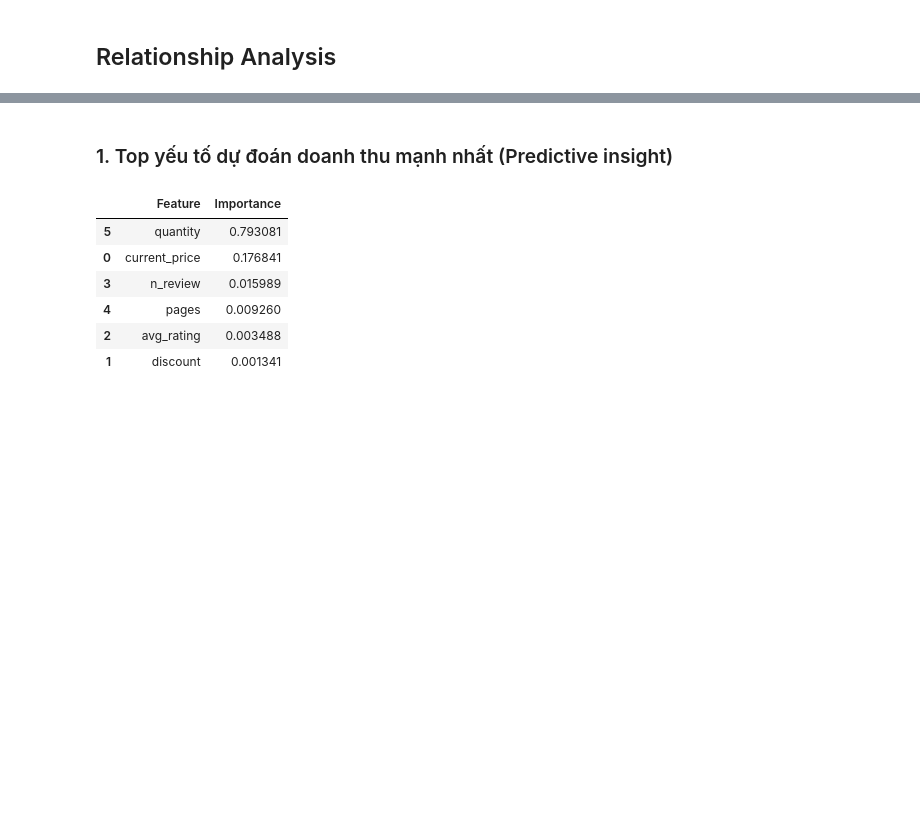
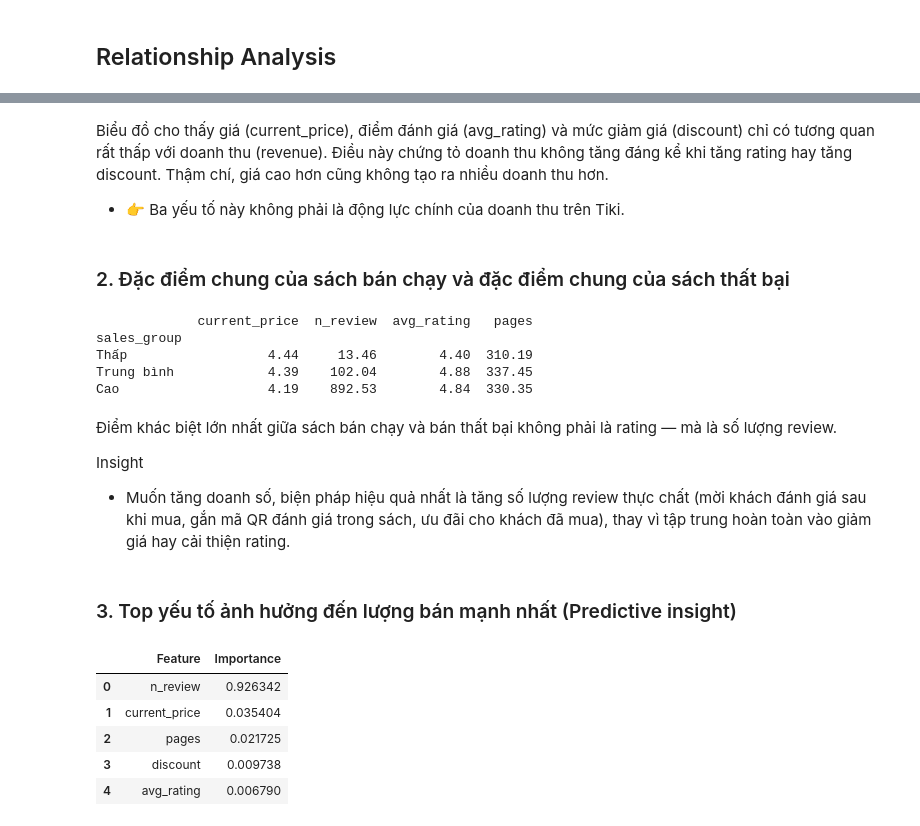
Before and after one commit to chgiabao04/cn-da22tta-chaugiabao-bookdata-machinelearning, a Jupyter notebook: src/eda.ipynb, the cells around one changed output, grey strips where cells are left out. Drawn from its saved outputs; the diff is of its cells as text; code cells hidden in the pictures; blank space fills up the shorter version.

```diff
--- a/src/eda.ipynb
+++ b/src/eda.ipynb
@@ -635,29 +659,64 @@ Giảm giá khoảng 25–40% là mức tối ưu để tối đa hóa doanh thu
+# %% [markdown]
+Biểu đồ cho thấy giá (current_price), điểm đánh giá (avg_rating) và mức giảm giá (discount) chỉ có tương quan rất thấp với doanh thu (revenue). Điều này chứng tỏ doanh thu không tăng đáng kể khi tăng rating hay tăng discount. Thậm chí, giá cao hơn cũng không tạo ra nhiều doanh thu hơn.
+- 👉 Ba yếu tố này không phải là động lực chính của doanh thu trên Tiki.
+# %% [markdown]
+### 2. Đặc điểm chung của sách bán chạy và đặc điểm chung của sách thất bại
+# %%
+# Chia 3 nhóm theo số lượng bán: Thấp – Trung bình – Cao
+book['success_group'] = pd.qcut(book['quantity'], q=3, labels=['Thấp', 'Trung bình', 'Cao'])
+
+success_pattern = book.groupby('success_group').agg({
+    'current_price': 'mean',
+    'n_review': 'mean',
+    'avg_rating': 'mean',
+    'pages': 'mean'
+}).round(2)
+
+print(success_pattern)
+# %% [output]
+             current_price  n_review  avg_rating   pages
+sales_group
+Thấp                  4.44     13.46        4.40  310.19
+Trung bình            4.39    102.04        4.88  337.45
+Cao                   4.19    892.53        4.84  330.35
+# %% [markdown]
+Điểm khác biệt lớn nhất giữa sách bán chạy và bán thất bại không phải là rating — mà là số lượng review.
+
+Insight
+- Muốn tăng doanh số, biện pháp hiệu quả nhất là tăng số lượng review thực chất (mời khách đánh giá sau khi mua, gắn mã QR đánh giá trong sách, ưu đãi cho khách đã mua), thay vì tập trung hoàn toàn vào giảm giá hay cải thiện rating.
 # %% [markdown]
-### 1. Top yếu tố dự đoán doanh thu mạnh nhất (Predictive insight)
+### 3. Top yếu tố ảnh hưởng đến lượng bán mạnh nhất (Predictive insight)
 # %%
 from sklearn.ensemble import RandomForestRegressor
 from sklearn.model_selection import train_test_split
 
 # Chọn biến đầu vào + đích
-X = book[['current_price', 'discount', 'avg_rating', 'n_review', 'pages', 'quantity']]
-y = book['revenue']
+X = book[['current_price', 'n_review', 'pages', 'avg_rating', 'discount']]
+y = book['quantity']
 
 # Tách train / test
 X_train, X_test, y_train, y_test = train_test_split(X, y, test_size=0.2, random_state=42)
 
 # Train mô hình
 model = RandomForestRegressor(random_state=42)
 model.fit(X_train, y_train)
 
 # Lấy độ quan trọng của biến
 importances = model.feature_importances_
 feature_importance = pd.DataFrame({'Feature': X.columns, 'Importance': importances})
-feature_importance.sort_values(by='Importance', ascending=False)
+
+# Sắp xếp và reset index
+feature_importance = (
+    feature_importance
+    .sort_values(by='Importance', ascending=False)
+    .reset_index(drop=True)
+)
+
+feature_importance
 # %% [output]
 |  | Feature | Importance |
-| 5 | quantity | 0.793081 |
-| 0 | current_price | 0.176841 |
-| 3 | n_review | 0.015989 |
-| 4 | pages | 0.009260 |
-| 2 | avg_rating | 0.003488 |
-| 1 | discount | 0.001341 |
+| 0 | n_review | 0.926342 |
+| 1 | current_price | 0.035404 |
+| 2 | pages | 0.021725 |
+| 3 | discount | 0.009738 |
+| 4 | avg_rating | 0.006790 |
```
Also changed, not shown: parts of 12 cells of this notebook.
